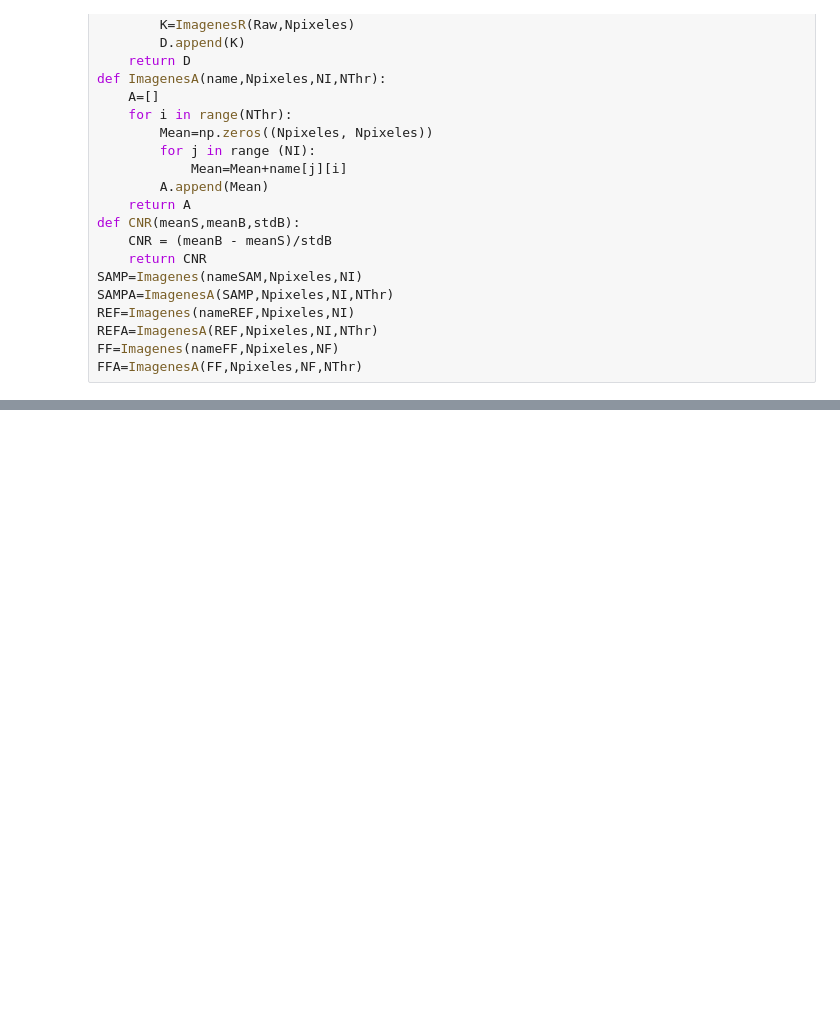
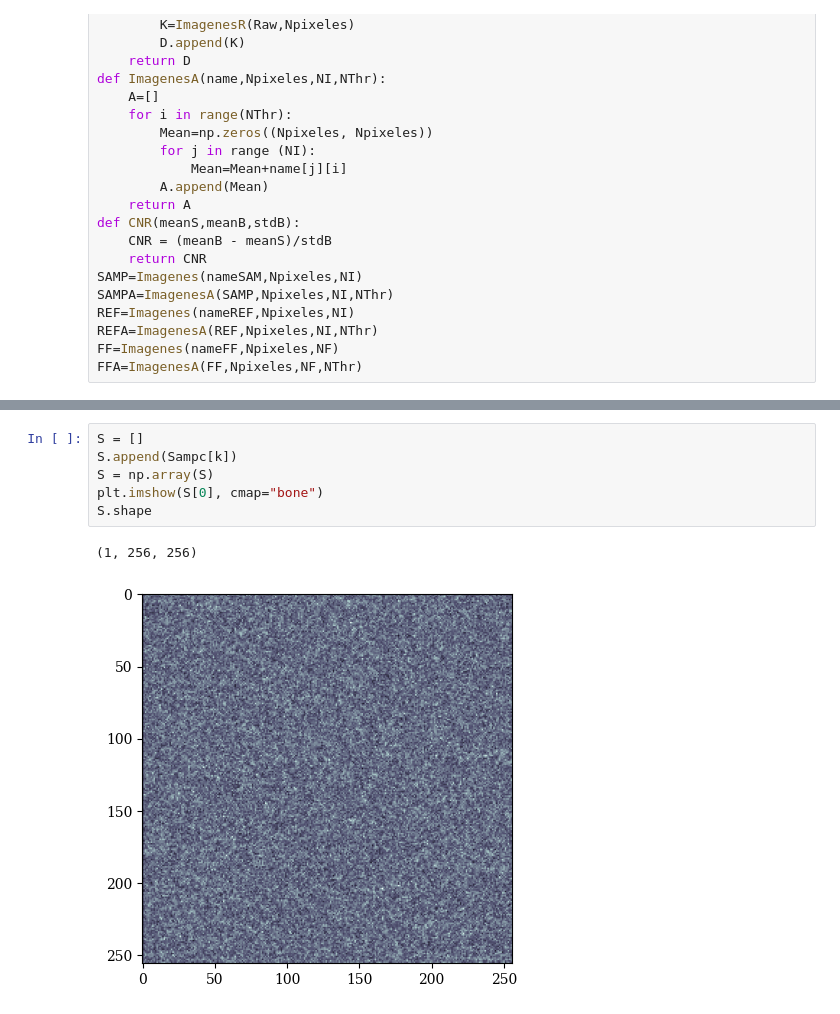
Before and after one commit to roshak1197/CNR_Geant4_Speck, a Jupyter notebook: CNR_C.ipynb, the cells around one changed output, grey strips where cells are left out. Saved outputs shown, nothing was run; the diff lists cells and outputs as text; blank space fills up the shorter version.

```diff
--- a/CNR_C.ipynb
+++ b/CNR_C.ipynb
@@ -104,0 +80,9 @@ plt.colorbar()
+# %%
+S = []
+S.append(Sampc[k])
+S = np.array(S)
+plt.imshow(S[0], cmap="bone")
+S.shape
+# %% [output]
+(1, 256, 256)
+[figure, added]
```
Also changed, not shown: parts of 5 cells of this notebook, 6 other files.
